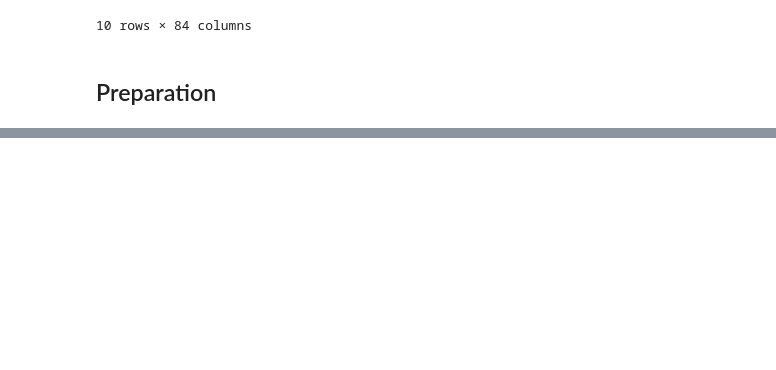
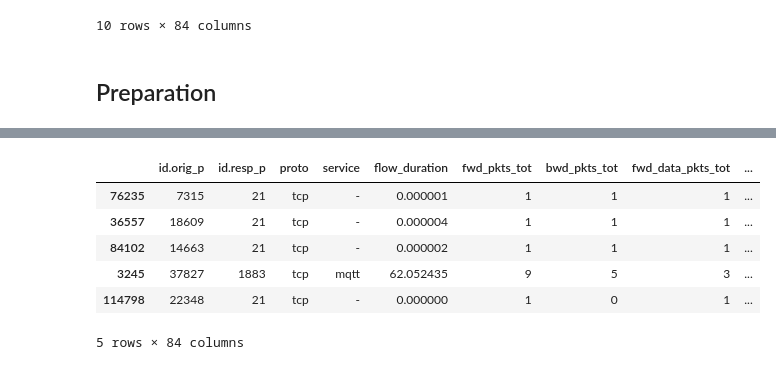
Before and after one commit to Michael-Nelson361/RT-IOT2022, a Jupyter notebook: wrangle.ipynb, the cells around one changed output, grey strips where cells are left out. Saved outputs shown, nothing was run; the diff lists cells and outputs as text; code cells hidden in the pictures; blank space fills up the shorter version.

```diff
--- a/wrangle.ipynb
+++ b/wrangle.ipynb
@@ -134,7 +139,8 @@ def acquire_iot2022():
 
     Return:
     -------
-    - Pandas DataFrame containing the full
+    - Pandas DataFrame containing the RT IoT2022 information dataset
+    - Dictionary object containing all RT IoT2022 data, including metadata.
     """
     try:
         from ucimlrepo import fetch_ucirepo
@@ -145,7 +151,7 @@ def acquire_iot2022():
         # Concatenate the two datasets
         df = pd.concat([rt_iot2022.data.features,rt_iot2022.data.targets],axis=1)
 
-        return df,rt_iot2022
+        return df.copy(),rt_iot2022
 
     except:
         print("Import failed due to 1 or more of the following reasons:\n\t - User is missing the UC Irvine Python package.\n\t - Dataset is no longer available at the queried location.\n\t - Some of the libraries in use have changed.")
@@ -153,0 +164,10 @@ def acquire_iot2022():
+# %%
+df.sample(5,random_state=ranstate)
+# %% [output]
+|  | id.orig_p | id.resp_p | proto | service | flow_duration | fwd_pkts_tot | bwd_pkts_tot | fwd_data_pkts_tot | ... |
+| 76235 | 7315 | 21 | tcp | - | 0.000001 | 1 | 1 | 1 | ... |
+| 36557 | 18609 | 21 | tcp | - | 0.000004 | 1 | 1 | 1 | ... |
+| 84102 | 14663 | 21 | tcp | - | 0.000002 | 1 | 1 | 1 | ... |
+| 3245 | 37827 | 1883 | tcp | mqtt | 62.052435 | 9 | 5 | 3 | ... |
+| 114798 | 22348 | 21 | tcp | - | 0.000000 | 1 | 0 | 1 | ... |
+5 rows × 84 columns
```
Also changed, not shown: parts of 34 cells of this notebook, 2 other files.
